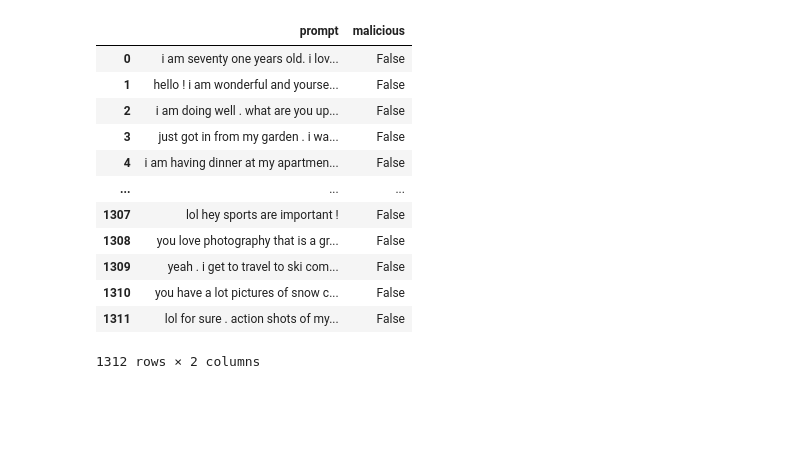
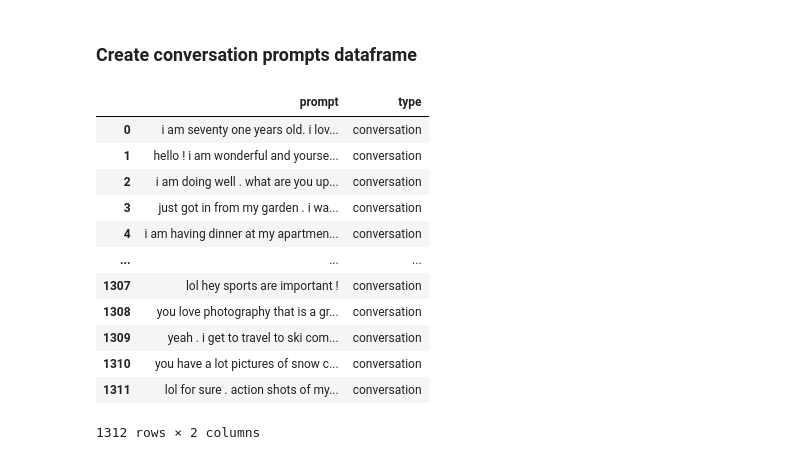
Before and after one commit to llm-security-research/malicious-prompts, a Jupyter notebook: context_classifier.ipynb, the cells around one changed output. Drawn from its saved outputs; the diff is of its cells as text; code cells hidden in the pictures; blank space fills up the shorter version.

```diff
--- a/context_classifier.ipynb
+++ b/context_classifier.ipynb
@@ -10,31 +23,35 @@ import pickle
+# %% [markdown]
+### Create conversation prompts dataframe
 # %%
-no_malicious_prompts = []
-with open('data/no_malicious_prompts.csv') as file:
+prompts_conversation = []
+with open('data/prompts_conversation.csv') as file:
     lines = file.readlines()
     prompts = []
 
     for line in lines:
         text = line
-        if text[0] == '"' and text[1] == '\n': # ignore " lines
+        if len(text) <= 1:
+            pass
+        elif text[0] == '"' and text[1] == '\n': # ignore " lines
             pass
         else:
             text = text.replace("\n", "") # remove line breaks from data
             prompts.append(text)
-    no_malicious_prompts = pd.DataFrame(prompts, columns=['prompt'])
-    no_malicious_prompts['malicious'] = False
+    prompts_conversation = pd.DataFrame(prompts, columns=['prompt'])
+    prompts_conversation['type'] = 'conversation'
 
-no_malicious_prompts
+prompts_conversation
 # %% [output]
-|  | prompt | malicious |
-| 0 | i am seventy one years old. i lov... | False |
-| 1 | hello ! i am wonderful and yourse... | False |
-| 2 | i am doing well . what are you up... | False |
-| 3 | just got in from my garden . i wa... | False |
-| 4 | i am having dinner at my apartmen... | False |
+|  | prompt | type |
+| 0 | i am seventy one years old. i lov... | conversation |
+| 1 | hello ! i am wonderful and yourse... | conversation |
+| 2 | i am doing well . what are you up... | conversation |
+| 3 | just got in from my garden . i wa... | conversation |
+| 4 | i am having dinner at my apartmen... | conversation |
 | ... | ... | ... |
-| 1307 | lol hey sports are important ! | False |
-| 1308 | you love photography that is a gr... | False |
-| 1309 | yeah . i get to travel to ski com... | False |
-| 1310 | you have a lot pictures of snow c... | False |
-| 1311 | lol for sure . action shots of my... | False |
+| 1307 | lol hey sports are important ! | conversation |
+| 1308 | you love photography that is a gr... | conversation |
+| 1309 | yeah . i get to travel to ski com... | conversation |
+| 1310 | you have a lot pictures of snow c... | conversation |
+| 1311 | lol for sure . action shots of my... | conversation |
 1312 rows × 2 columns
```
Also changed, not shown: parts of 26 cells of this notebook, 6 other files.
